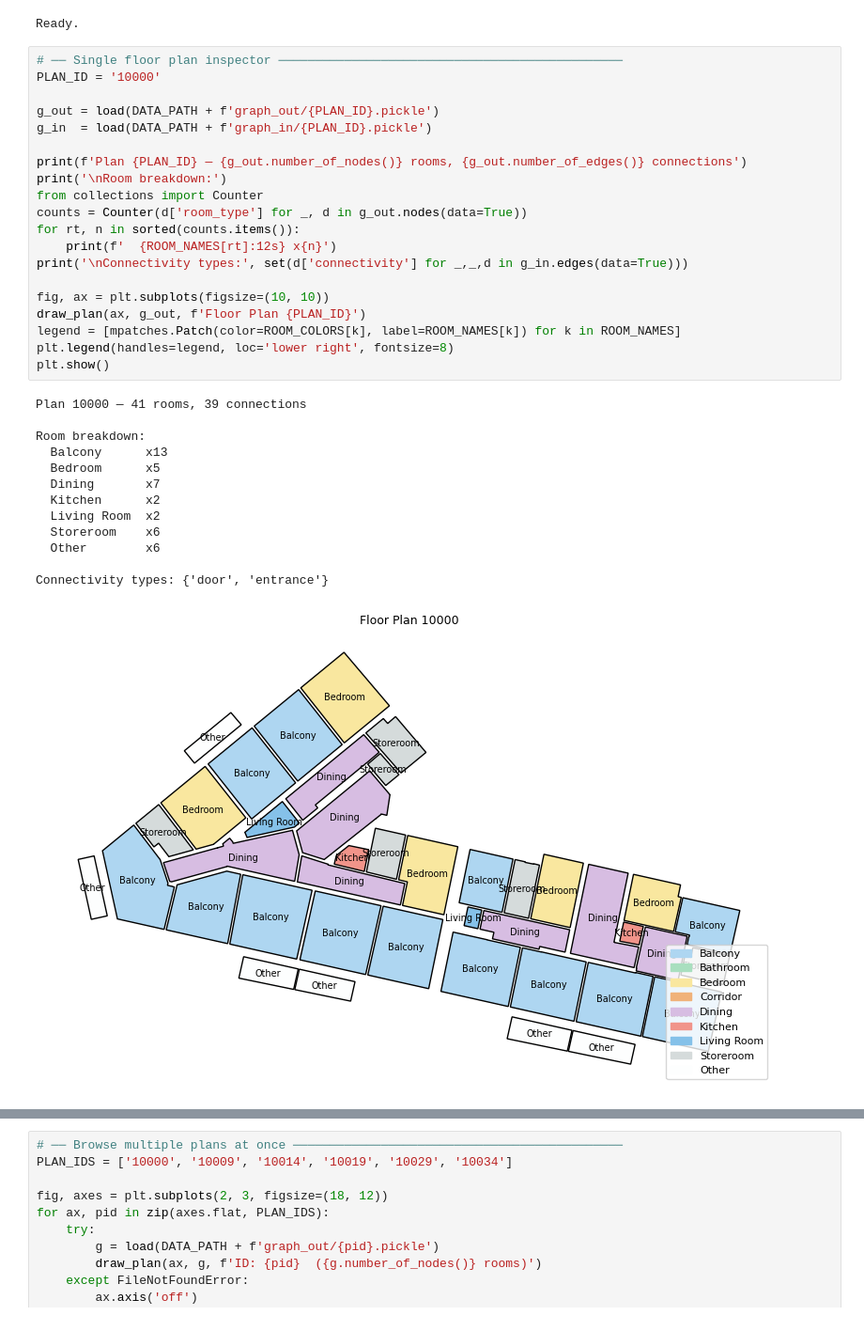
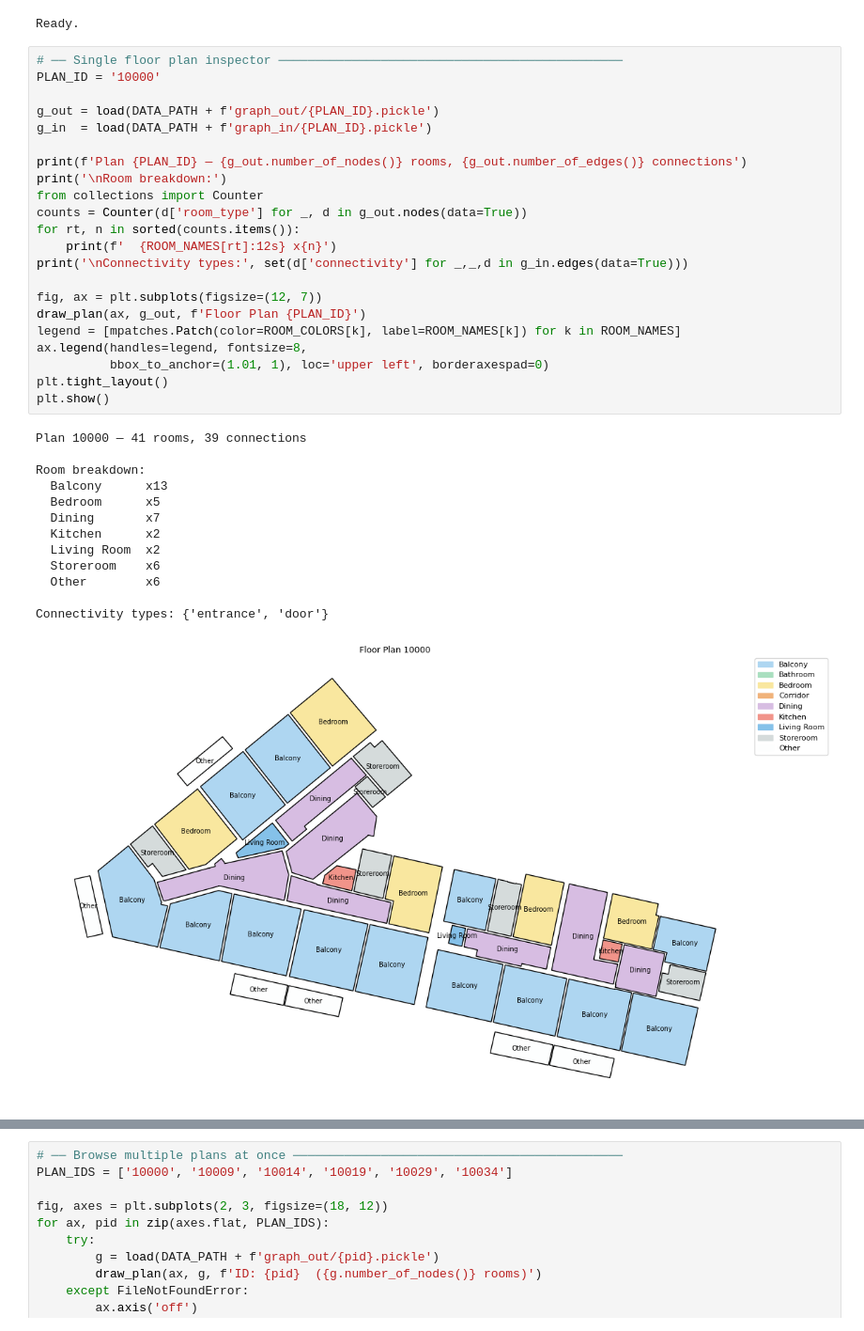
Before and after one commit to charles-abichahine/GraphML_G02, a Jupyter notebook: 01_dataset/floor_plan/explore_dataset.ipynb, the cells around one changed output, grey strips where cells are left out. Shown at 94% size. Drawn from its saved outputs; the diff is of its cells as text.

```diff
--- a/01_dataset/floor_plan/explore_dataset.ipynb
+++ b/01_dataset/floor_plan/explore_dataset.ipynb
@@ -47,36 +47,38 @@ Ready.
 # %%
 # ── Single floor plan inspector ───────────────────────────────────────────────
 PLAN_ID = '10000'
 
 g_out = load(DATA_PATH + f'graph_out/{PLAN_ID}.pickle')
 g_in  = load(DATA_PATH + f'graph_in/{PLAN_ID}.pickle')
 
 print(f'Plan {PLAN_ID} — {g_out.number_of_nodes()} rooms, {g_out.number_of_edges()} connections')
 print('\nRoom breakdown:')
 from collections import Counter
 counts = Counter(d['room_type'] for _, d in g_out.nodes(data=True))
 for rt, n in sorted(counts.items()):
     print(f'  {ROOM_NAMES[rt]:12s} x{n}')
 print('\nConnectivity types:', set(d['connectivity'] for _,_,d in g_in.edges(data=True)))
 
-fig, ax = plt.subplots(figsize=(10, 10))
+fig, ax = plt.subplots(figsize=(12, 7))
 draw_plan(ax, g_out, f'Floor Plan {PLAN_ID}')
 legend = [mpatches.Patch(color=ROOM_COLORS[k], label=ROOM_NAMES[k]) for k in ROOM_NAMES]
-plt.legend(handles=legend, loc='lower right', fontsize=8)
+ax.legend(handles=legend, fontsize=8,
+          bbox_to_anchor=(1.01, 1), loc='upper left', borderaxespad=0)
+plt.tight_layout()
 plt.show()
 # %% [output]
 Plan 10000 — 41 rooms, 39 connections
 
 Room breakdown:
   Balcony      x13
   Bedroom      x5
   Dining       x7
   Kitchen      x2
   Living Room  x2
   Storeroom    x6
   Other        x6
 
-Connectivity types: {'door', 'entrance'}
+Connectivity types: {'entrance', 'door'}
-[figure, old version]
+[figure, new version]
 # %%
 # ── Graph structure overlay ───────────────────────────────────────────────────
```
Also changed, not shown: parts of 1 cell of this notebook, 2 other files.
